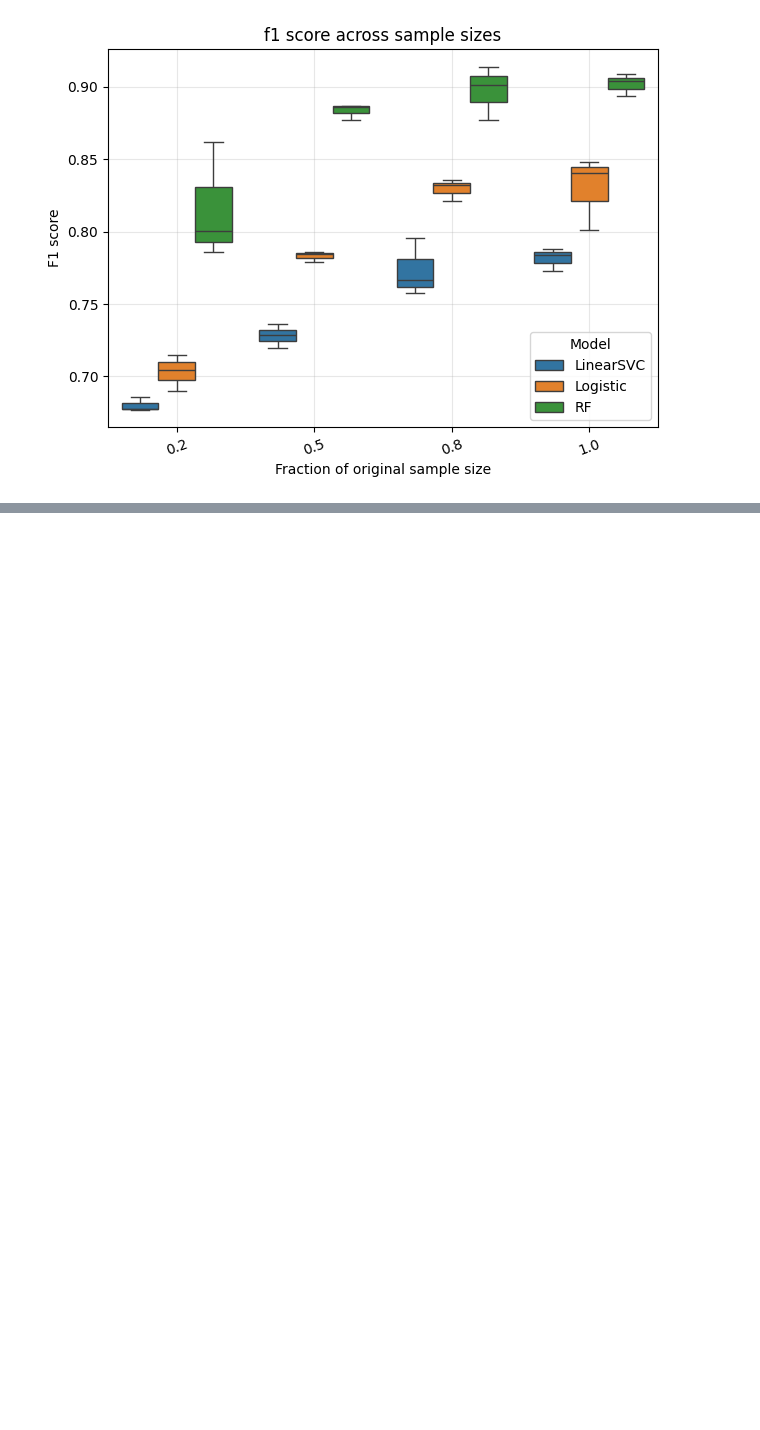
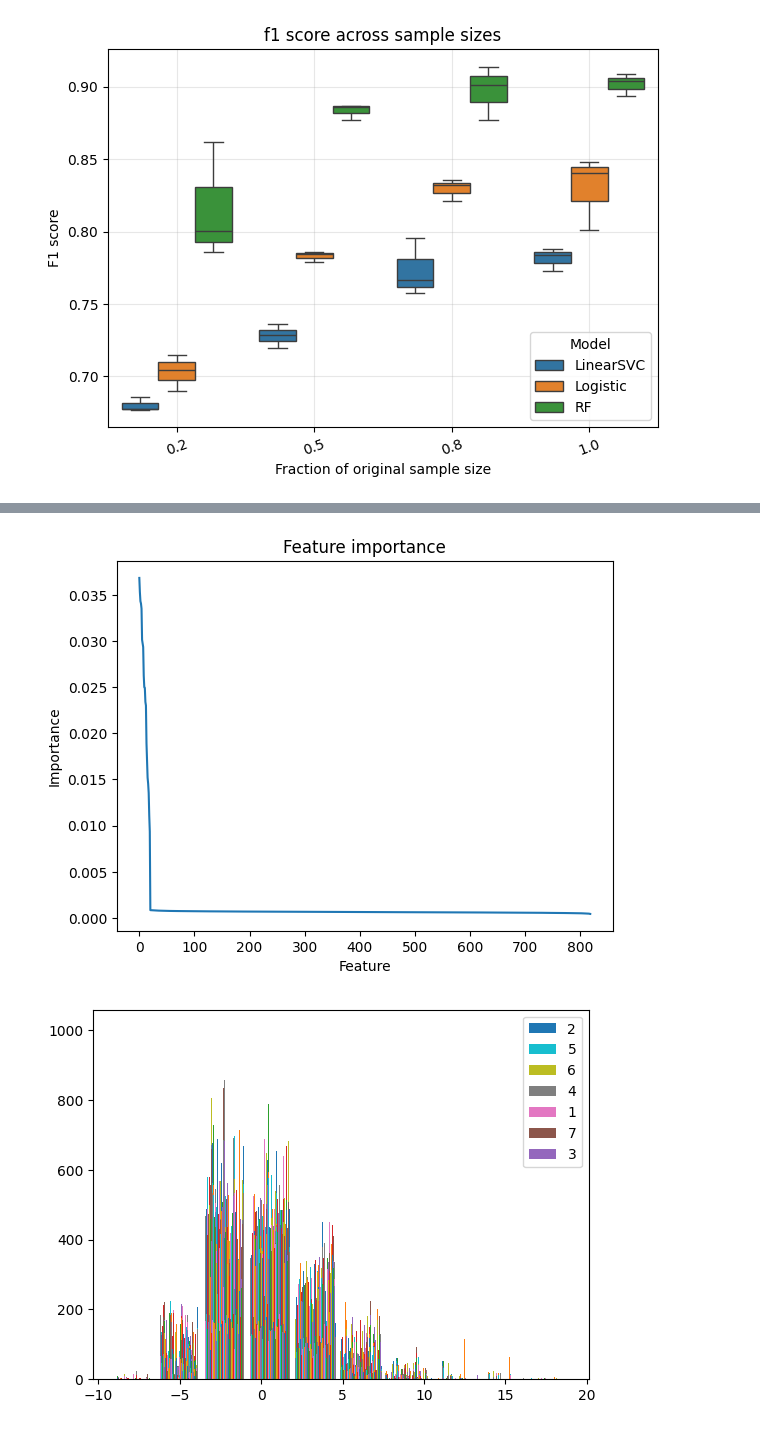
Before and after one commit to CleosCleopatra/Big_data_exam, a Jupyter notebook: Q1.ipynb, the cells around one changed output, grey strips where cells are left out. Saved outputs shown, nothing was run; the diff lists cells and outputs as text; code cells hidden in the pictures; blank space fills up the shorter version.

```diff
--- a/Q1.ipynb
+++ b/Q1.ipynb
@@ -506,3 +785,28 @@ run 1, sample size 0.8
+# %%
+#Find more information about our data set
+rf = RandomForestClassifier(n_estimators=100, random_state=0)
+rf.fit(X, labels)
+
+importance = rf.feature_importances_
+
+sorted_importance = np.sort(importance)[::-1]
+
+plt.plot(sorted_importance)
+plt.xlabel("Feature")
+plt.ylabel("Importance")
+plt.title("Feature importance")
+plt.show()
+
+#Steep dropoff -> A few features that matter a lot
+
+for c in existing_labels:
+    plt.hist(X[labels==c], label=c)
+
+plt.legend()
+plt.show()
+# %% [output]
+[figure, added]
+[figure, added]
 # %%
 #Find mislabeling:
 random_seed = 42
```
Also changed, not shown: parts of 13 cells of this notebook.
